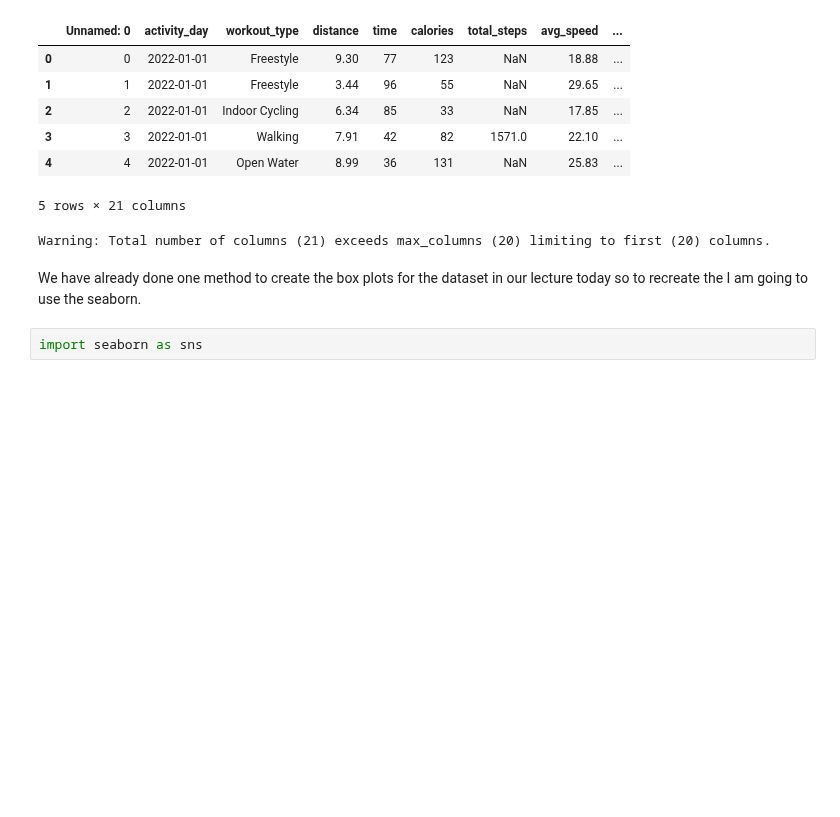
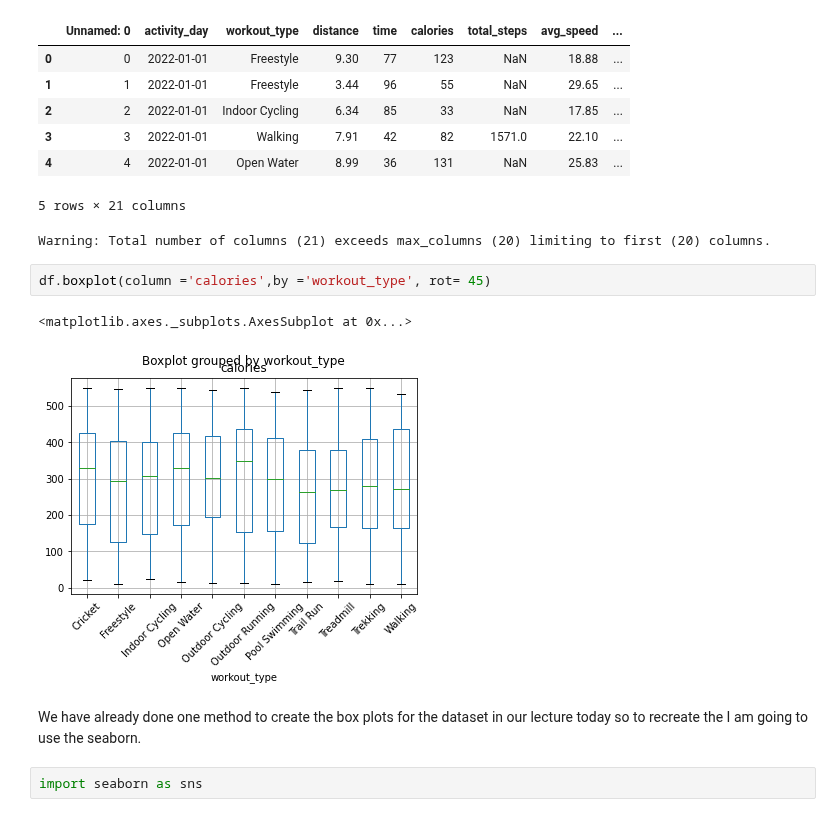
Before and after one commit to Nissun662/Data-Visual, a Jupyter notebook: Quiz26.ipynb, the cells around one changed output. Drawn from its saved outputs; the diff is of its cells as text; blank space fills up the shorter version.

```diff
--- a/Quiz26.ipynb
+++ b/Quiz26.ipynb
@@ -21,6 +21,11 @@ df.head(5)
 | 4 | 4 | 2022-01-01 | Open Water | 8.99 | 36 | 131 | NaN | 25.83 | ... |
 5 rows × 21 columns
 Warning: Total number of columns (21) exceeds max_columns (20) limiting to first (20) columns.
+# %%
+df.boxplot(column ='calories',by ='workout_type', rot= 45)
+# %% [output]
+<matplotlib.axes._subplots.AxesSubplot at 0x...>
+[figure, added]
 # %% [markdown]
 We have already done one method to create the box plots for the dataset in our lecture today so to recreate the I am going to use the seaborn.
 # %%
```
